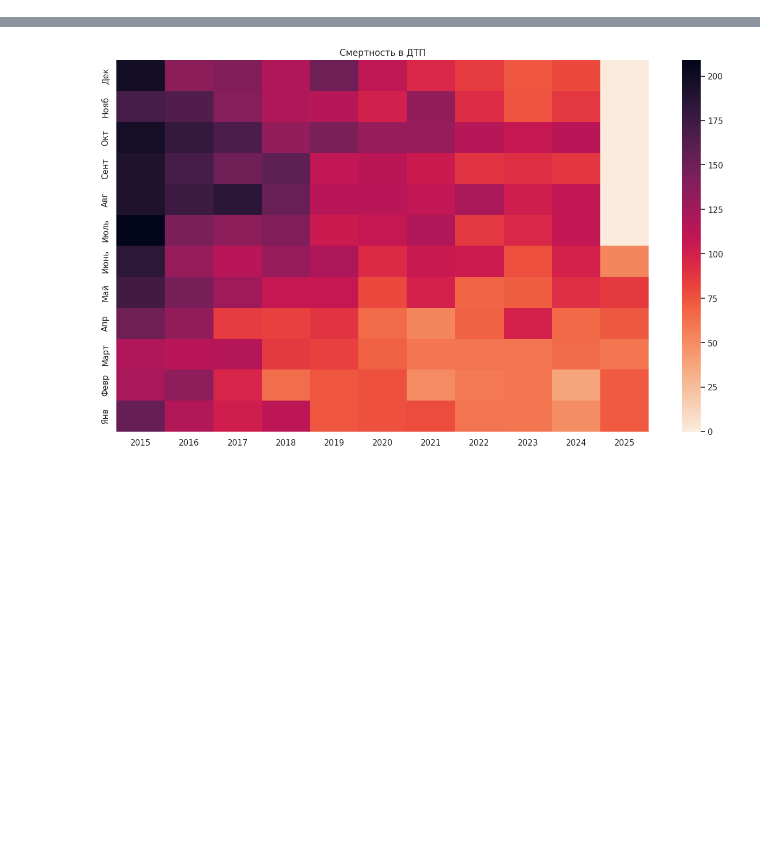
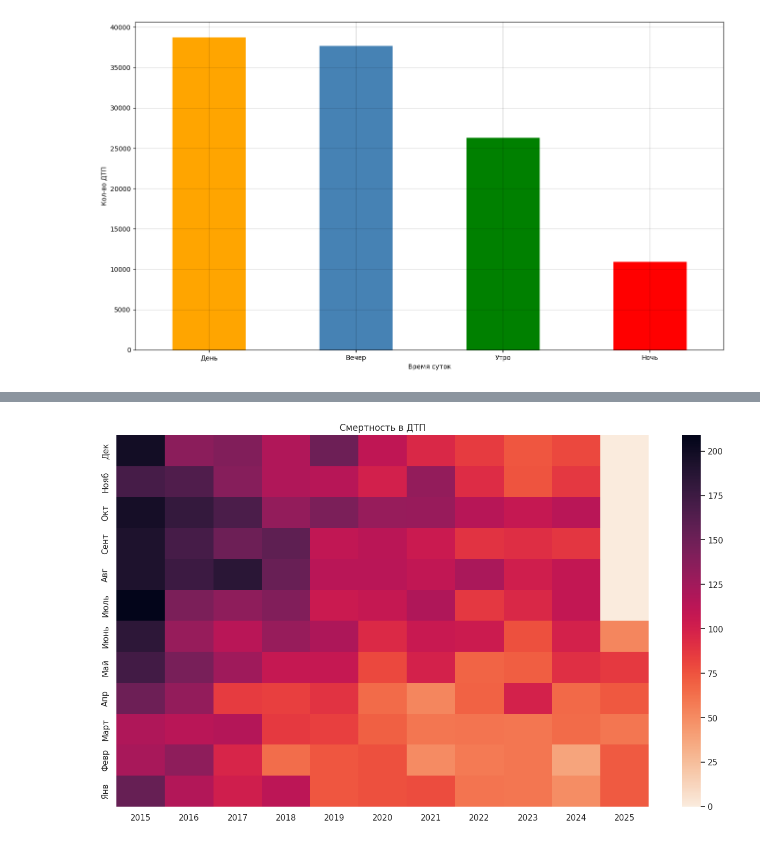
Before and after one commit to gnida-exe/dtp-risk-factor-analysis, a Jupyter notebook: dtp-analysis.ipynb, the cells around one changed output, grey strips where cells are left out. Drawn from its saved outputs; the diff is of its cells as text; code cells hidden in the pictures; blank space fills up the shorter version.

```diff
--- a/dtp-analysis.ipynb
+++ b/dtp-analysis.ipynb
@@ -37,3 +36,15 @@ print(f"Данные успешно сохранены в файл {csv_path1}")
 df_m = pd.read_csv('moskva.csv')
 df_mo = pd.read_csv('moskovskaia-oblast.csv')
 df = pd.concat([df_m, df_mo], axis=0, ignore_index=True)
+# %%
+#дек 2015 - июнь 2025
+df = df[((df['year'] < 2025) | ((df['year'] == 2025) & (df['month'].isin(['Янв', 'Февр', 'Март', 'Апр', 'Май', 'Июнь']))))]
+# %%
+#разделение по времени суток
+df['hour'] = df['datetime'].dt.hour
+
+bins = [0, 6, 12, 18, 24]
+labels = ['Ночь', 'Утро', 'День', 'Вечер']
+
+df['time_of_day'] = pd.cut(df['hour'], bins=bins, labels=labels, right=False, include_lowest=True)
+df = df.drop(columns=['hour'])
@@ -72,0 +107,16 @@ df.head()
+# %%
+time_distribution = df['time_of_day'].value_counts()
+
+plt.figure(figsize=(16, 9))
+
+time_distribution.plot(
+    kind='bar',
+    color=['orange', 'steelblue', 'green', 'red']
+)
+plt.grid(color='black', alpha=0.15)
+plt.xlabel('Время суток')
+plt.ylabel('Кол-во ДТП')
+plt.xticks(rotation=0)
+#plt.savefig('время суток', dpi=300)
+# %% [output]
+[figure, added]
```
Also changed, not shown: parts of 18 cells of this notebook.
